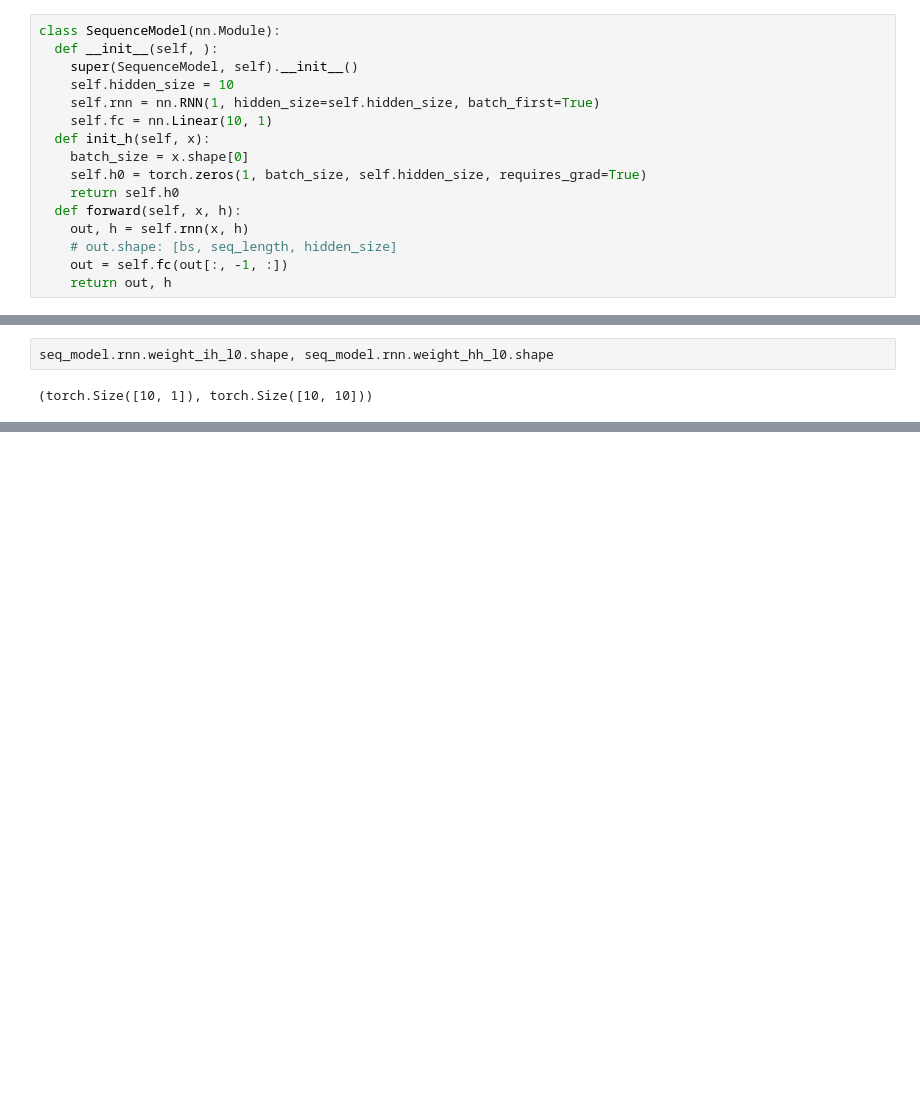
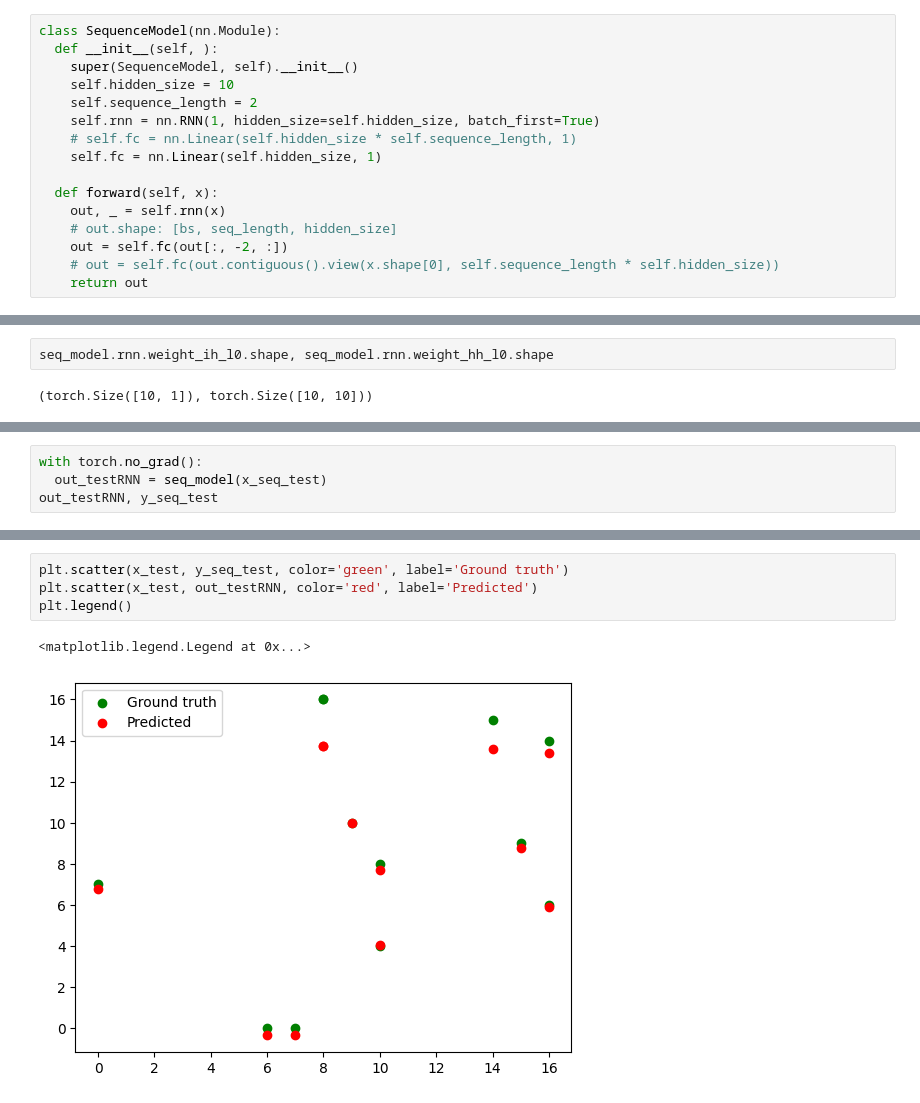
Before and after one commit to davoodwadi/davoodwadi.github.io, a Jupyter notebook: linear_separation.ipynb, the cells around one changed output, grey strips where cells are left out. Cells and saved outputs as stored; diff of their text form; blank space fills up the shorter version.

```diff
--- a/linear_separation.ipynb
+++ b/linear_separation.ipynb
@@ -268,17 +287,17 @@ class SequenceModel(nn.Module):
   def __init__(self, ):
     super(SequenceModel, self).__init__()
     self.hidden_size = 10
+    self.sequence_length = 2
     self.rnn = nn.RNN(1, hidden_size=self.hidden_size, batch_first=True)
-    self.fc = nn.Linear(10, 1)
-  def init_h(self, x):
-    batch_size = x.shape[0]
-    self.h0 = torch.zeros(1, batch_size, self.hidden_size, requires_grad=True)
-    return self.h0
-  def forward(self, x, h):
-    out, h = self.rnn(x, h)
+    # self.fc = nn.Linear(self.hidden_size * self.sequence_length, 1)
+    self.fc = nn.Linear(self.hidden_size, 1)
+
+  def forward(self, x):
+    out, _ = self.rnn(x)
     # out.shape: [bs, seq_length, hidden_size]
-    out = self.fc(out[:, -1, :])
-    return out, h
+    out = self.fc(out[:, -2, :])
+    # out = self.fc(out.contiguous().view(x.shape[0], self.sequence_length * self.hidden_size))
+    return out
 # %%
 seq_length = 2
 x_seq = []
@@ -357,0 +375,4 @@ plt.legend()
+# %%
+with torch.no_grad():
+  out_testRNN = seq_model(x_seq_test)
+out_testRNN, y_seq_test
@@ -357,0 +397,7 @@ plt.legend()
+# %%
+plt.scatter(x_test, y_seq_test, color='green', label='Ground truth')
+plt.scatter(x_test, out_testRNN, color='red', label='Predicted')
+plt.legend()
+# %% [output]
+<matplotlib.legend.Legend at 0x...>
+[figure, added]
```
Also changed, not shown: parts of 9 cells of this notebook.
